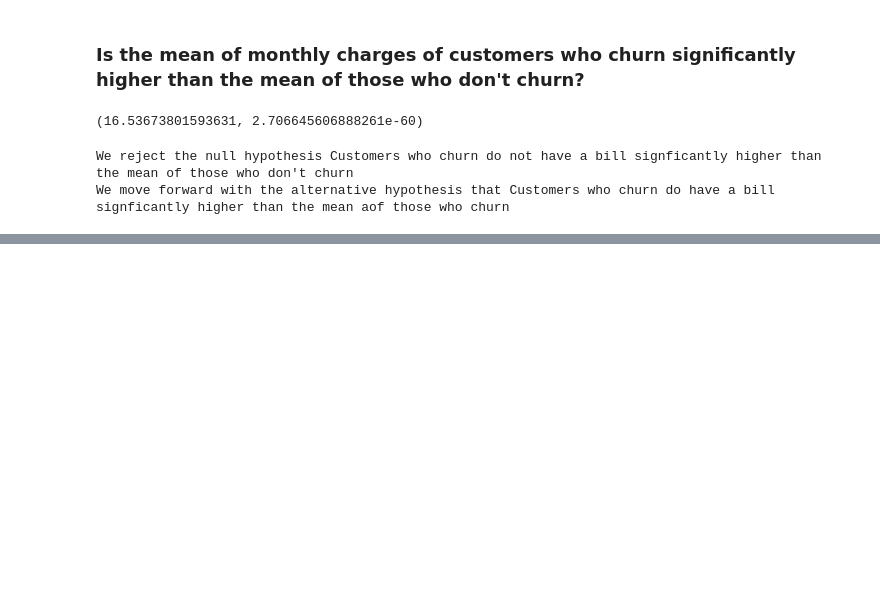
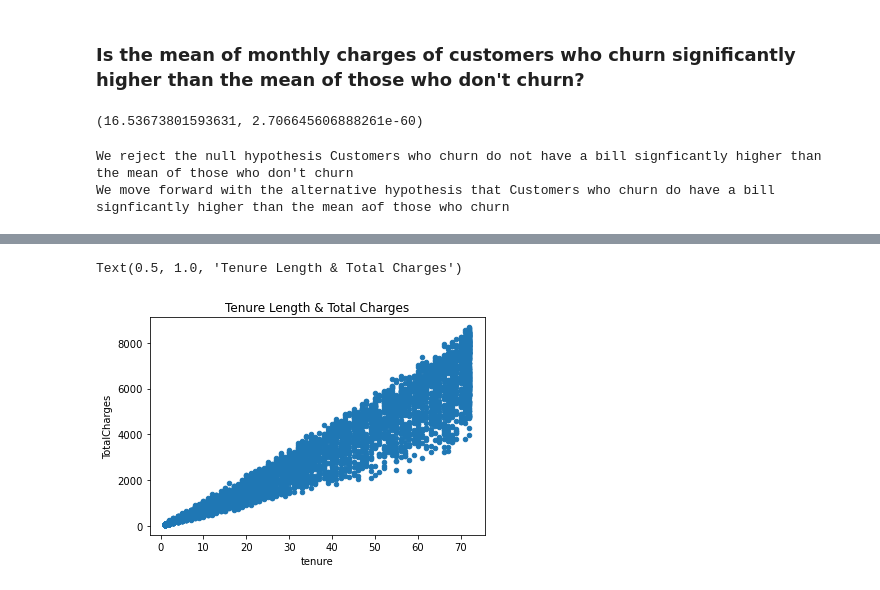
Before and after one commit to DBerchelmann/statistics-exercises, a Jupyter notebook: hypothesis_testing.ipynb, the cells around one changed output, grey strips where cells are left out. Drawn from its saved outputs; the diff is of its cells as text; code cells hidden in the pictures; blank space fills up the shorter version.

```diff
--- a/hypothesis_testing.ipynb
+++ b/hypothesis_testing.ipynb
@@ -315,0 +386,6 @@ We move forward with the alternative hypothesis that Customers who churn do have
+# %%
+services_telco.plot.scatter('tenure', 'TotalCharges')
+plt.title('Tenure Length & Total Charges')
+# %% [output]
+Text(0.5, 1.0, 'Tenure Length & Total Charges')
+[figure, added]
```
Also changed, not shown: parts of 54 cells of this notebook.
